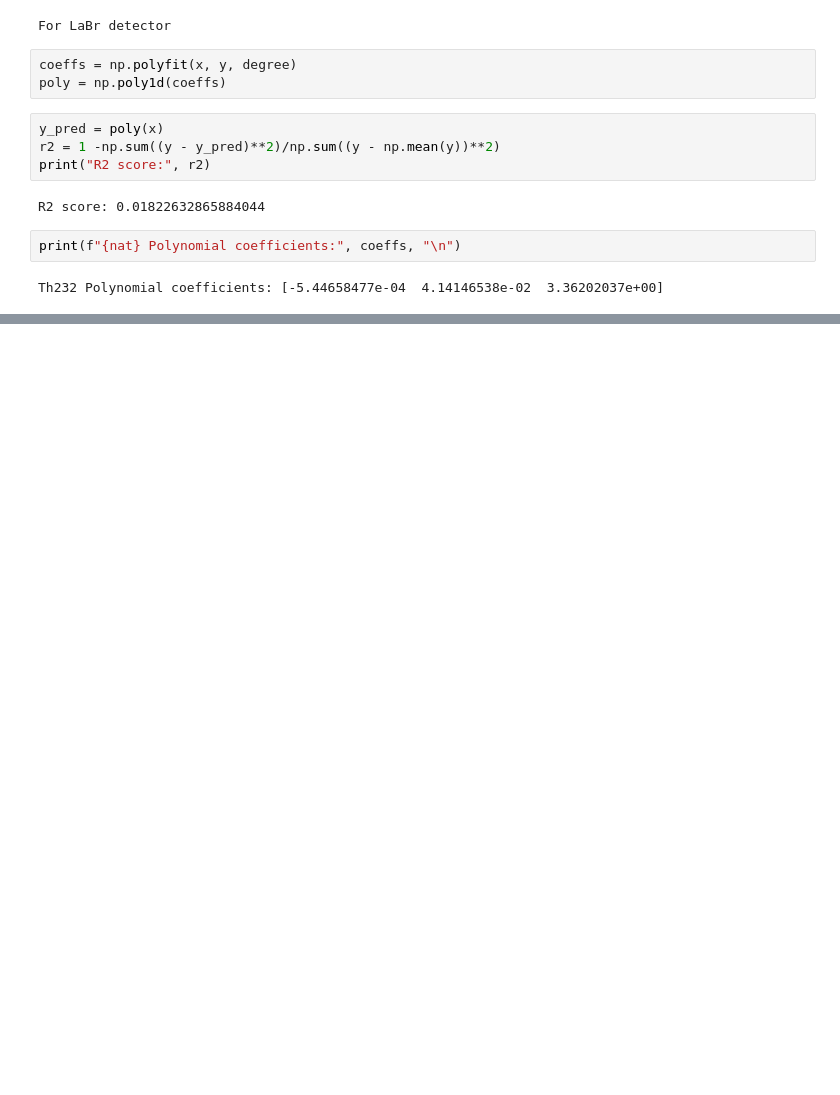
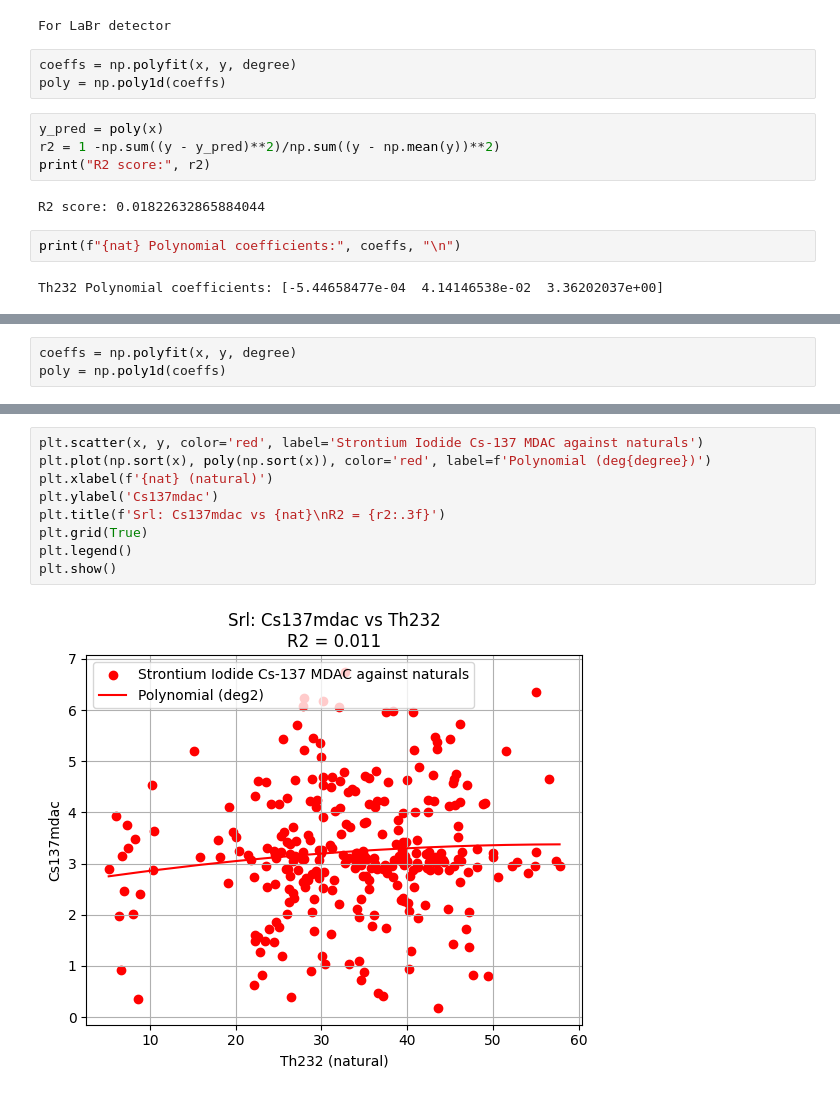
Before and after one commit to ericofosu/First-github, a Jupyter notebook: Copy_of_MDAC_models.ipynb, the cells around one changed output, grey strips where cells are left out. Cells and saved outputs as stored; diff of their text form; blank space fills up the shorter version.

```diff
--- a/Copy_of_MDAC_models.ipynb
+++ b/Copy_of_MDAC_models.ipynb
@@ -365,0 +384,3 @@ Th232 Polynomial coefficients: [-5.44658477e-04  4.14146538e-02  3.36202037e+00]
+# %%
+coeffs = np.polyfit(x, y, degree)
+poly = np.poly1d(coeffs)
@@ -365,0 +397,11 @@ Th232 Polynomial coefficients: [-5.44658477e-04  4.14146538e-02  3.36202037e+00]
+# %%
+plt.scatter(x, y, color='red', label='Strontium Iodide Cs-137 MDAC against naturals')
+plt.plot(np.sort(x), poly(np.sort(x)), color='red', label=f'Polynomial (deg{degree})')
+plt.xlabel(f'{nat} (natural)')
+plt.ylabel('Cs137mdac')
+plt.title(f'Srl: Cs137mdac vs {nat}\nR2 = {r2:.3f}')
+plt.grid(True)
+plt.legend()
+plt.show()
+# %% [output]
+[figure, added]
```
Also changed, not shown: parts of 11 cells of this notebook.
